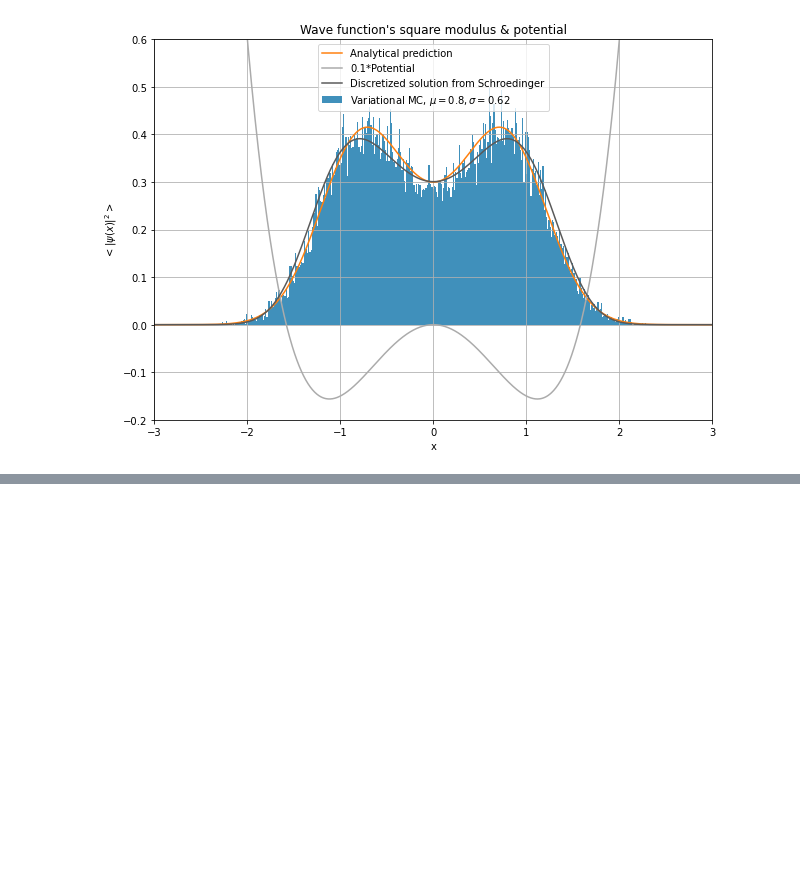
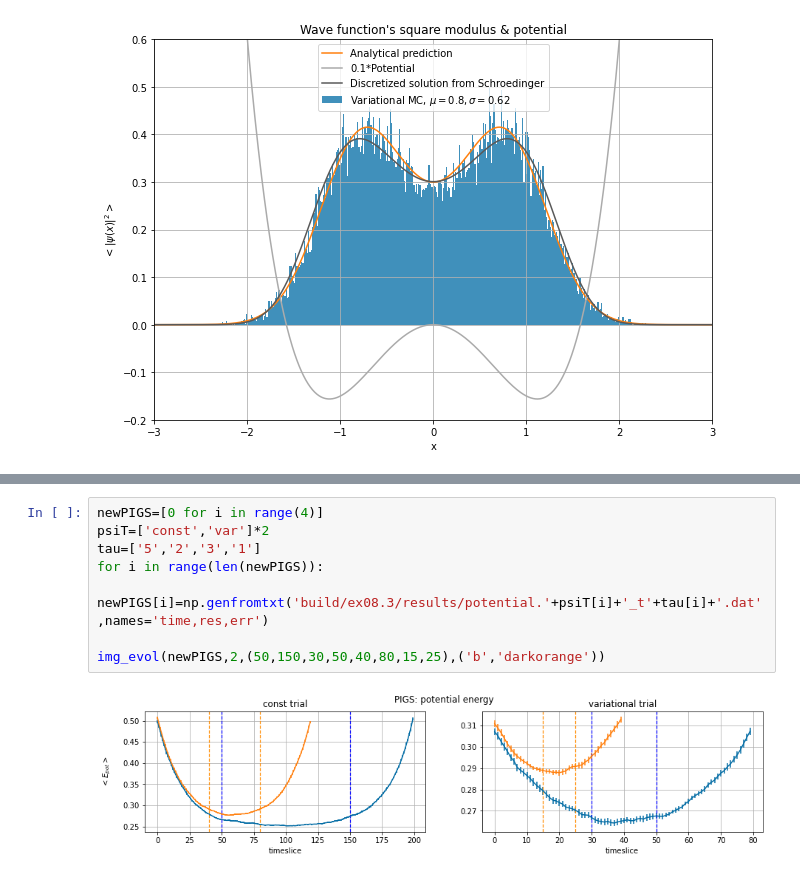
Before and after one commit to pyros-cyber/lsn, a Jupyter notebook: exercise08/exercise08.ipynb, the cells around one changed output, grey strips where cells are left out. Drawn from its saved outputs; the diff is of its cells as text; blank space fills up the shorter version.

```diff
--- a/exercise08/exercise08.ipynb
+++ b/exercise08/exercise08.ipynb
@@ -189,0 +261,10 @@ plt.show()
+# %%
+newPIGS=[0 for i in range(4)]
+psiT=['const','var']*2
+tau=['5','2','3','1']
+for i in range(len(newPIGS)):
+        newPIGS[i]=np.genfromtxt('build/ex08.3/results/potential.'+psiT[i]+'_t'+tau[i]+'.dat',names='time,res,err')
+
+img_evol(newPIGS,2,(50,150,30,50,40,80,15,25),('b','darkorange'))
+# %% [output]
+[figure, added]
```
Also changed, not shown: parts of 6 cells of this notebook, 19 other files.
